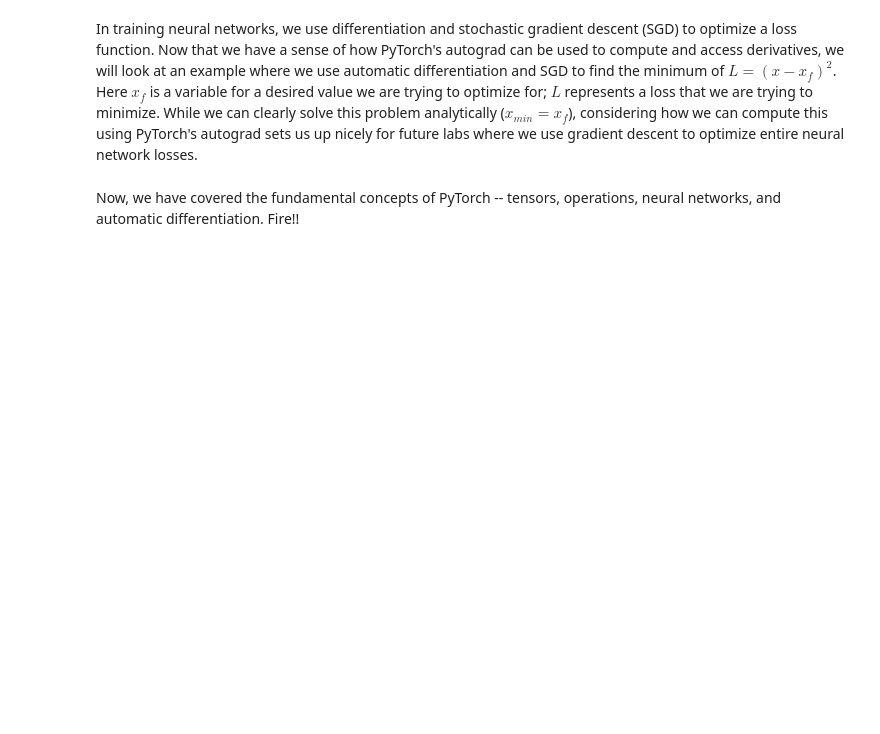
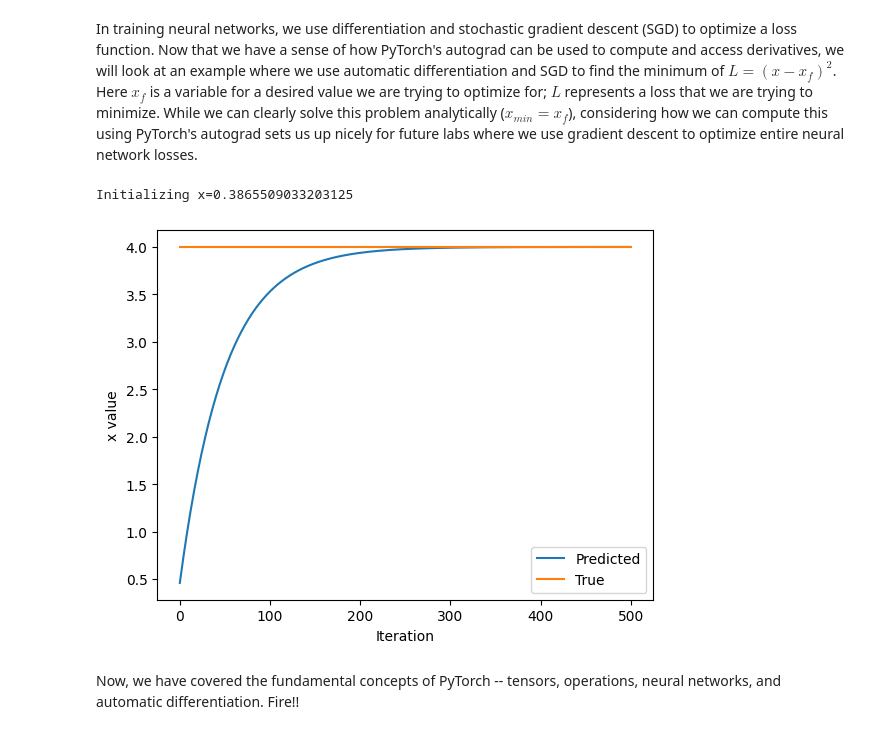
Before and after one commit to fabeha-raheel/mit_6S191_deep_learning_2026, a Jupyter notebook: lab1/PT_Part1_Intro.ipynb, the cells around one changed output. Drawn from its saved outputs; the diff is of its cells as text; code cells hidden in the pictures; blank space fills up the shorter version.

```diff
--- a/lab1/PT_Part1_Intro.ipynb
+++ b/lab1/PT_Part1_Intro.ipynb
@@ -345,33 +350,36 @@ In training neural networks, we use differentiation and stochastic gradient desc
 x = torch.randn(1)
 print(f"Initializing x={x.item()}")
 
 learning_rate = 1e-2  # Learning rate
 history = []
 x_f = 4  # Target value
 
 
 # We will run gradient descent for a number of iterations. At each iteration, we compute the loss,
 #   compute the derivative of the loss with respect to x, and perform the update.
 for i in range(500):
     x = torch.tensor([x], requires_grad=True)
 
     # TODO: Compute the loss as the square of the difference between x and x_f
-    loss = # TODO
+    loss = (x - x_f)**2 # TODO
 
     # Backpropagate through the loss to compute gradients
     loss.backward()
 
     # Update x with gradient descent
     x = x.item() - learning_rate * x.grad
 
     history.append(x.item())
 
 # Plot the evolution of x as we optimize toward x_f!
 plt.plot(history)
 plt.plot([0, 500], [x_f, x_f])
 plt.legend(('Predicted', 'True'))
 plt.xlabel('Iteration')
 plt.ylabel('x value')
 plt.show()
+# %% [output]
+Initializing x=0.3865509033203125
+[figure, added]
 # %% [markdown]
 Now, we have covered the fundamental concepts of PyTorch -- tensors, operations, neural networks, and automatic differentiation. Fire!!
```
Also changed, not shown: parts of 2 cells of this notebook.
